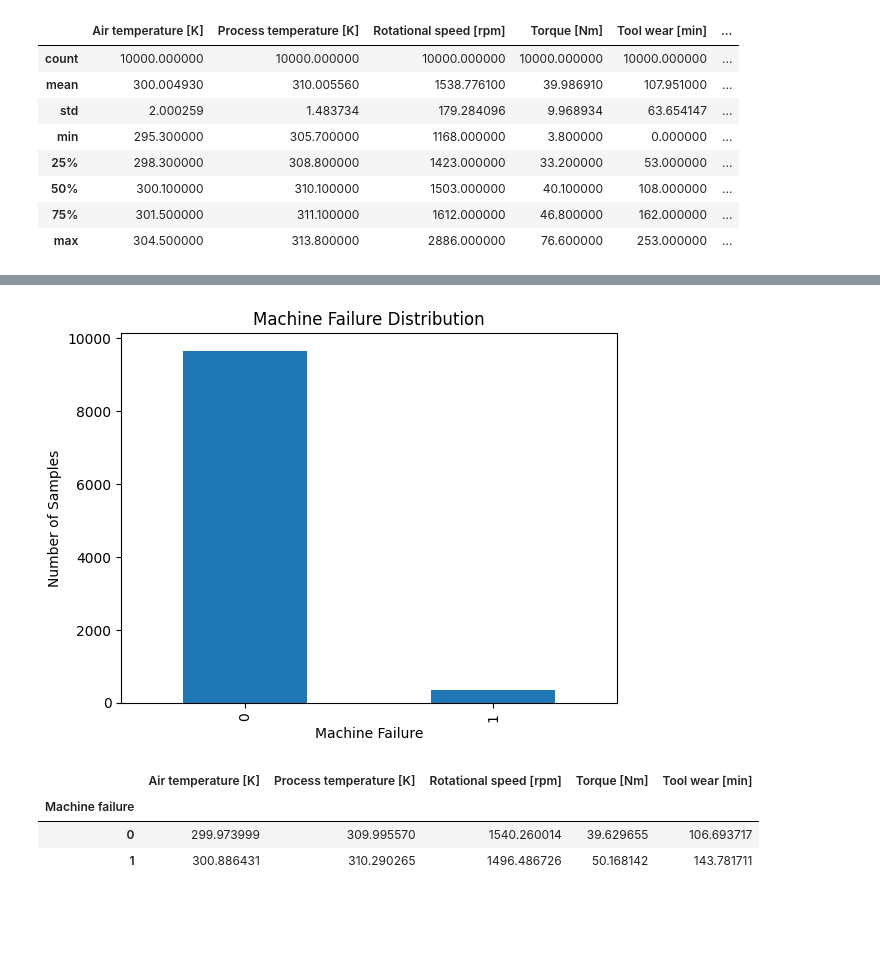
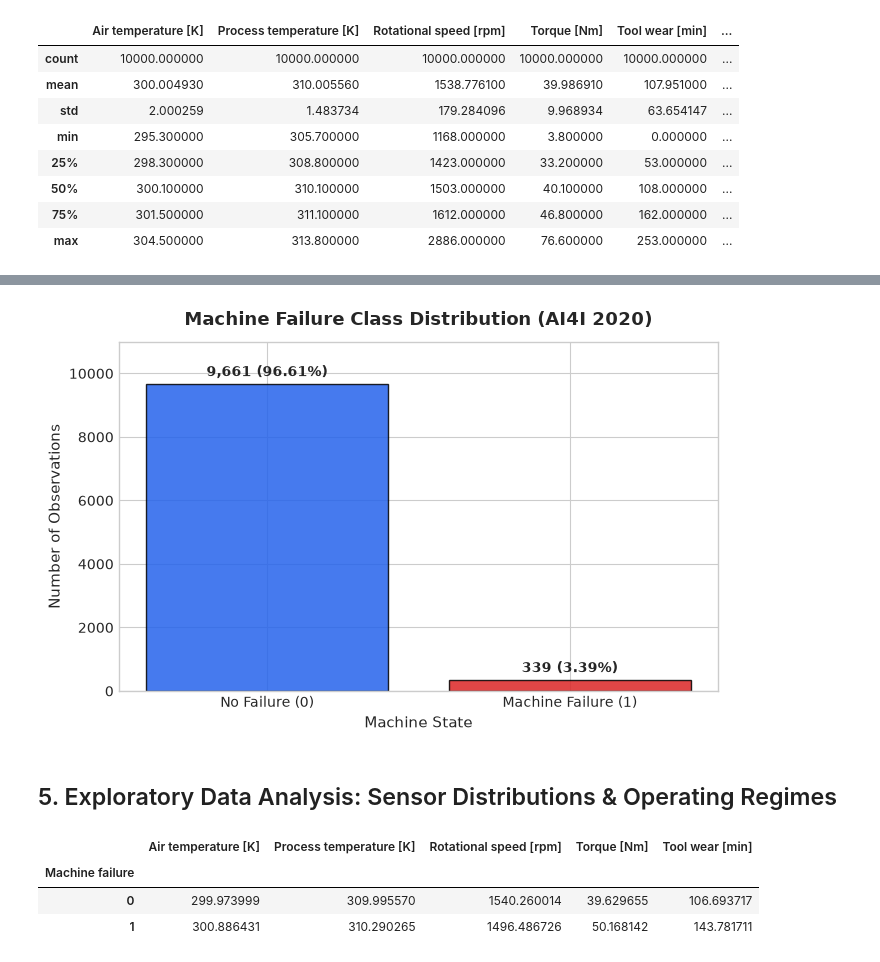
Before and after one commit to S-Dinesh-Reddy/predictive-maintenance-failure-risk-assessment, a Jupyter notebook: notebooks/Phase_1_Data_Preprocessing.ipynb, the cells around one changed output, grey strips where cells are left out. Cells and saved outputs as stored; diff of their text form; code cells hidden in the pictures; blank space fills up the shorter version.

```diff
--- a/notebooks/Phase_1_Data_Preprocessing.ipynb
+++ b/notebooks/Phase_1_Data_Preprocessing.ipynb
@@ -184,13 +236,24 @@ dtype: float64
-# %%
-import matplotlib.pyplot as plt
-
-df_clean['Machine failure'].value_counts().plot(kind='bar')
-plt.xlabel('Machine Failure')
-plt.ylabel('Number of Samples')
-plt.title('Machine Failure Distribution')
-plt.show()
-# %% [output]
-[figure, removed]
+# %%
+counts = df_clean['Machine failure'].value_counts().sort_index()
+labels = ['No Failure (0)', 'Machine Failure (1)']
+
+plt.figure(figsize=(7, 4.5))
+bars = plt.bar(labels, counts.values, color=['#2563eb', '#dc2626'], edgecolor='black', alpha=0.85)
+plt.title('Machine Failure Class Distribution (AI4I 2020)', fontsize=13, fontweight='bold', pad=12)
+plt.xlabel('Machine State', fontsize=11)
+plt.ylabel('Number of Observations', fontsize=11)
+plt.ylim(0, 11000)
+
+for bar in bars:
+    yval = bar.get_height()
+    pct = (yval / len(df_clean)) * 100
+    plt.text(bar.get_x() + bar.get_width()/2.0, yval + 150, f"{yval:,} ({pct:.2f}%)", ha='center', va='bottom', fontweight='bold')
+
+plt.show()
+# %% [output]
+[figure, added]
+# %% [markdown]
+## 5. Exploratory Data Analysis: Sensor Distributions & Operating Regimes
 # %%
 df_clean.groupby('Machine failure')[[
     'Air temperature [K]',
```
Also changed, not shown: parts of 42 cells of this notebook, 49 other files.
